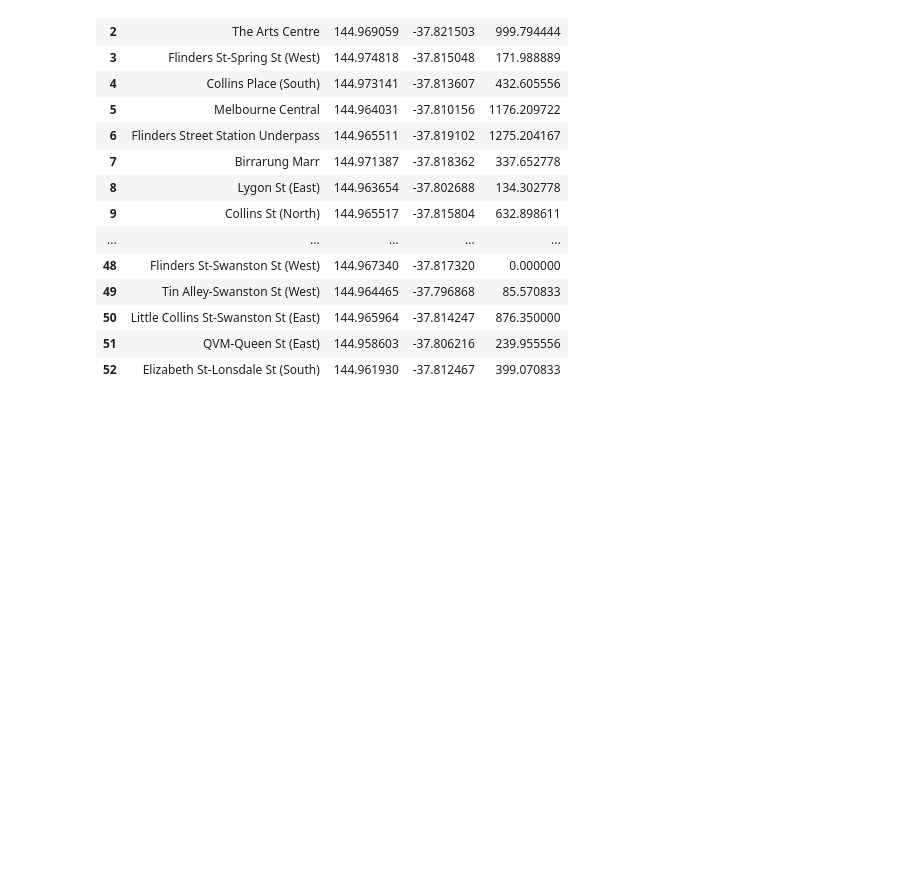
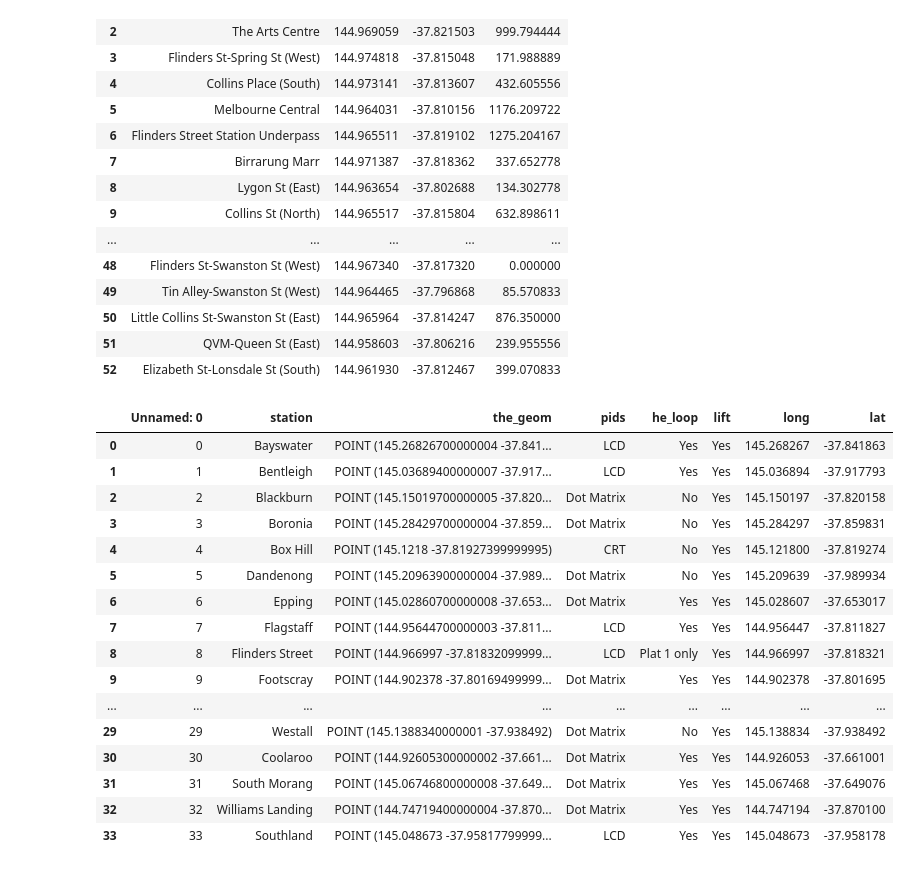
Before and after one commit to MattMa0101/fair_journey, a Jupyter notebook: Untitled.ipynb, the cells around one changed output. Drawn from its saved outputs; the diff is of its cells as text; code cells hidden in the pictures; blank space fills up the shorter version.

Commit message:
3.5.1elevator

```diff
--- a/Untitled.ipynb
+++ b/Untitled.ipynb
@@ -214,3 +214,25 @@ feature_collection_2 = FeatureCollection(geojson_volume)
 
 with open('volume.geojson', 'w') as f:
    dump(feature_collection_2, f)
+# %%
+ele = pd.read_csv("elevators.csv")
+# %%
+ele
+# %% [output]
+|  | Unnamed: 0 | station | the_geom | pids | he_loop | lift | long | lat |
+| 0 | 0 | Bayswater | POINT (145.26826700000004 -37.841... | LCD | Yes | Yes | 145.268267 | -37.841863 |
+| 1 | 1 | Bentleigh | POINT (145.03689400000007 -37.917... | LCD | Yes | Yes | 145.036894 | -37.917793 |
+| 2 | 2 | Blackburn | POINT (145.15019700000005 -37.820... | Dot Matrix | No | Yes | 145.150197 | -37.820158 |
+| 3 | 3 | Boronia | POINT (145.28429700000004 -37.859... | Dot Matrix | No | Yes | 145.284297 | -37.859831 |
+| 4 | 4 | Box Hill | POINT (145.1218 -37.81927399999995) | CRT | No | Yes | 145.121800 | -37.819274 |
+| 5 | 5 | Dandenong | POINT (145.20963900000004 -37.989... | Dot Matrix | No | Yes | 145.209639 | -37.989934 |
+| 6 | 6 | Epping | POINT (145.02860700000008 -37.653... | Dot Matrix | Yes | Yes | 145.028607 | -37.653017 |
+| 7 | 7 | Flagstaff | POINT (144.95644700000003 -37.811... | LCD | Yes | Yes | 144.956447 | -37.811827 |
+| 8 | 8 | Flinders Street | POINT (144.966997 -37.81832099999... | LCD | Plat 1 only | Yes | 144.966997 | -37.818321 |
+| 9 | 9 | Footscray | POINT (144.902378 -37.80169499999... | Dot Matrix | Yes | Yes | 144.902378 | -37.801695 |
+| ... | ... | ... | ... | ... | ... | ... | ... | ... |
+| 29 | 29 | Westall | POINT (145.1388340000001 -37.938492) | Dot Matrix | No | Yes | 145.138834 | -37.938492 |
+| 30 | 30 | Coolaroo | POINT (144.92605300000002 -37.661... | Dot Matrix | Yes | Yes | 144.926053 | -37.661001 |
+| 31 | 31 | South Morang | POINT (145.06746800000008 -37.649... | Dot Matrix | Yes | Yes | 145.067468 | -37.649076 |
+| 32 | 32 | Williams Landing | POINT (144.74719400000004 -37.870... | Dot Matrix | Yes | Yes | 144.747194 | -37.870100 |
+| 33 | 33 | Southland | POINT (145.048673 -37.95817799999... | LCD | Yes | Yes | 145.048673 | -37.958178 |
```
Also changed, not shown: parts of 3 cells of this notebook, 6 other files.
